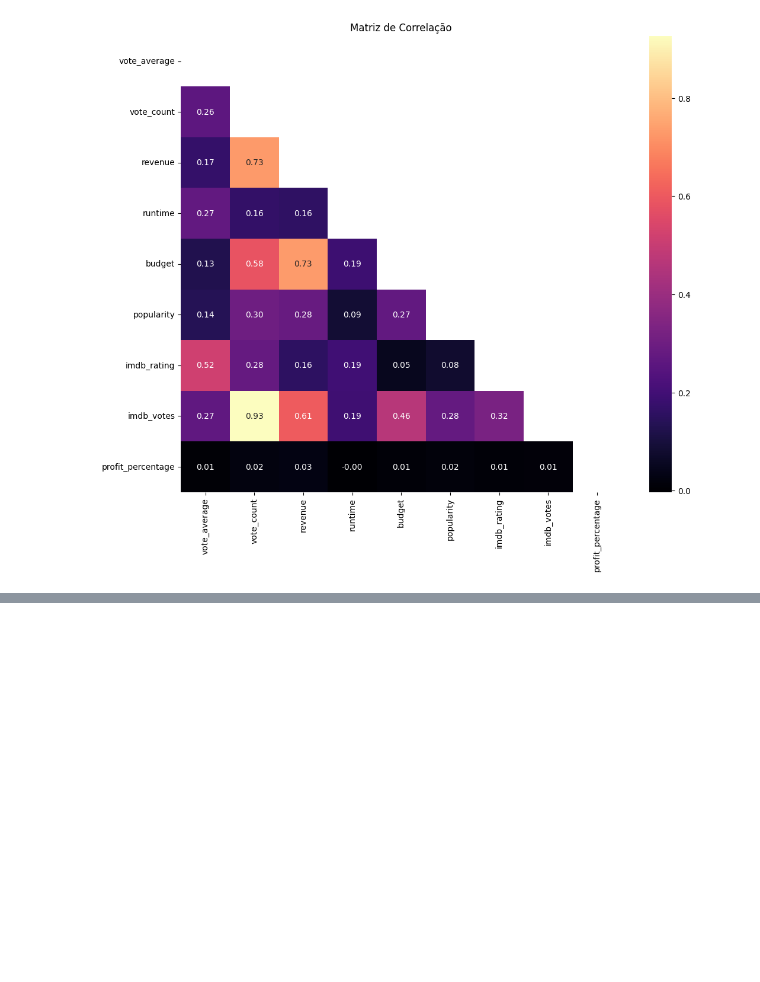
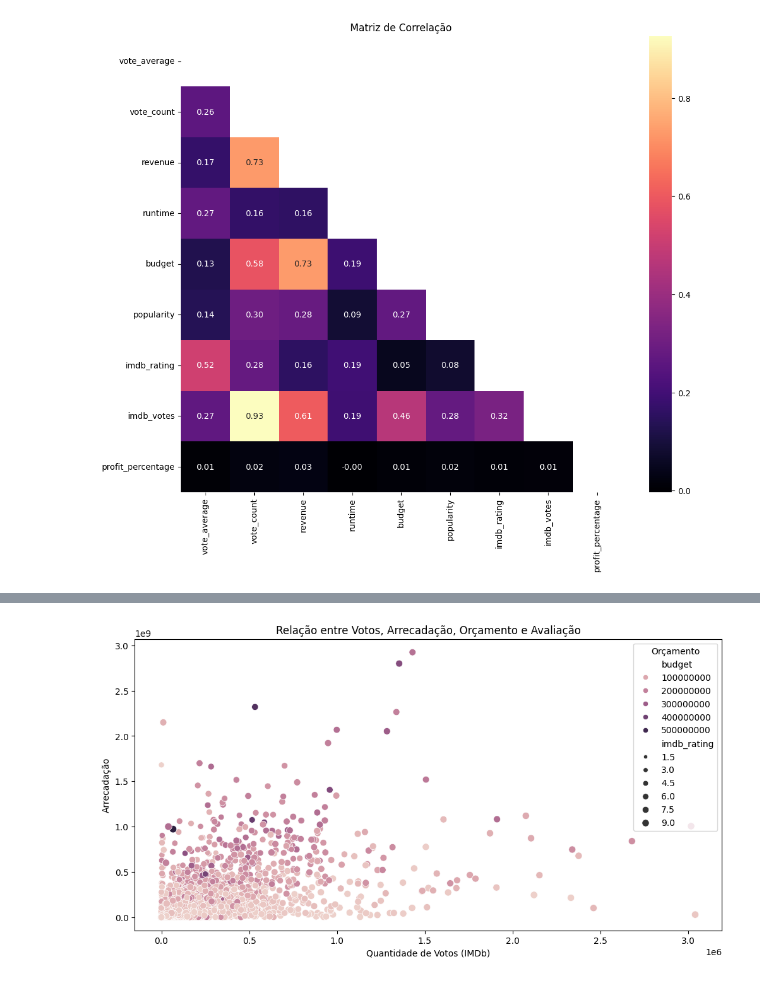
Before and after one commit to Marteldelfer/PISI3, a Jupyter notebook: Analise_exploratoria_TMDB.ipynb, the cells around one changed output, grey strips where cells are left out. Cells and saved outputs as stored; diff of their text form; code cells hidden in the pictures; blank space fills up the shorter version.

```diff
--- a/Analise_exploratoria_TMDB.ipynb
+++ b/Analise_exploratoria_TMDB.ipynb
@@ -214,0 +295,19 @@ plt.show()
+# %%
+# prompt: Faça um gráfico da relação entre quantidade de votos, média de avaliações  , orçamento e arrecadação
+
+import matplotlib.pyplot as plt
+import seaborn as sns
+
+# Assuming 'tmdb_df' is your DataFrame loaded from 'tmdb_clean.csv'
+# ... (your existing code to load and preprocess the data) ...
+
+# Create the scatter plot
+plt.figure(figsize=(12, 6))
+sns.scatterplot(data=tmdb_df, x='imdb_votes', y='revenue', hue='budget', size='imdb_rating')
+plt.xlabel('Quantidade de Votos (IMDb)')
+plt.ylabel('Arrecadação')
+plt.title('Relação entre Votos, Arrecadação, Orçamento e Avaliação')
+plt.legend(title='Orçamento')
+plt.show()
+# %% [output]
+[figure, added]
```
Also changed, not shown: parts of 11 cells of this notebook.
